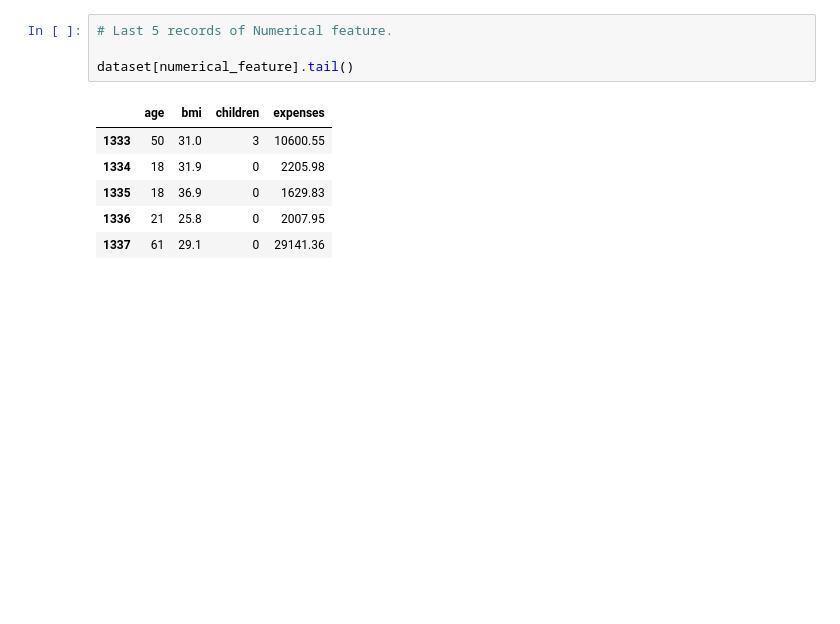
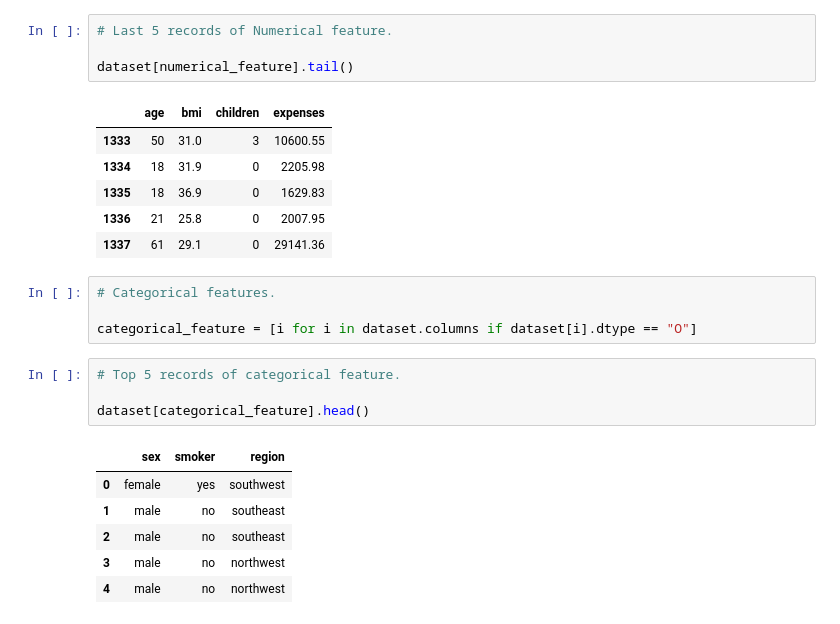
Before and after one commit to iamaakashpal/Insurance-Premium-Prediction, a Jupyter notebook: jupyter_notebook/EDA.ipynb, the cells around one changed output. Cells and saved outputs as stored; diff of their text form; blank space fills up the shorter version.

```diff
--- a/jupyter_notebook/EDA.ipynb
+++ b/jupyter_notebook/EDA.ipynb
@@ -123,3 +123,18 @@ dataset[numerical_feature].tail()
 | 1335 | 18 | 36.9 | 0 | 1629.83 |
 | 1336 | 21 | 25.8 | 0 | 2007.95 |
 | 1337 | 61 | 29.1 | 0 | 29141.36 |
+# %%
+# Categorical features.
+
+categorical_feature = [i for i in dataset.columns if dataset[i].dtype == "O"]
+# %%
+# Top 5 records of categorical feature.
+
+dataset[categorical_feature].head()
+# %% [output]
+|  | sex | smoker | region |
+| 0 | female | yes | southwest |
+| 1 | male | no | southeast |
+| 2 | male | no | southeast |
+| 3 | male | no | northwest |
+| 4 | male | no | northwest |
```
Also changed, not shown: parts of 2 cells of this notebook, 1 other file.
